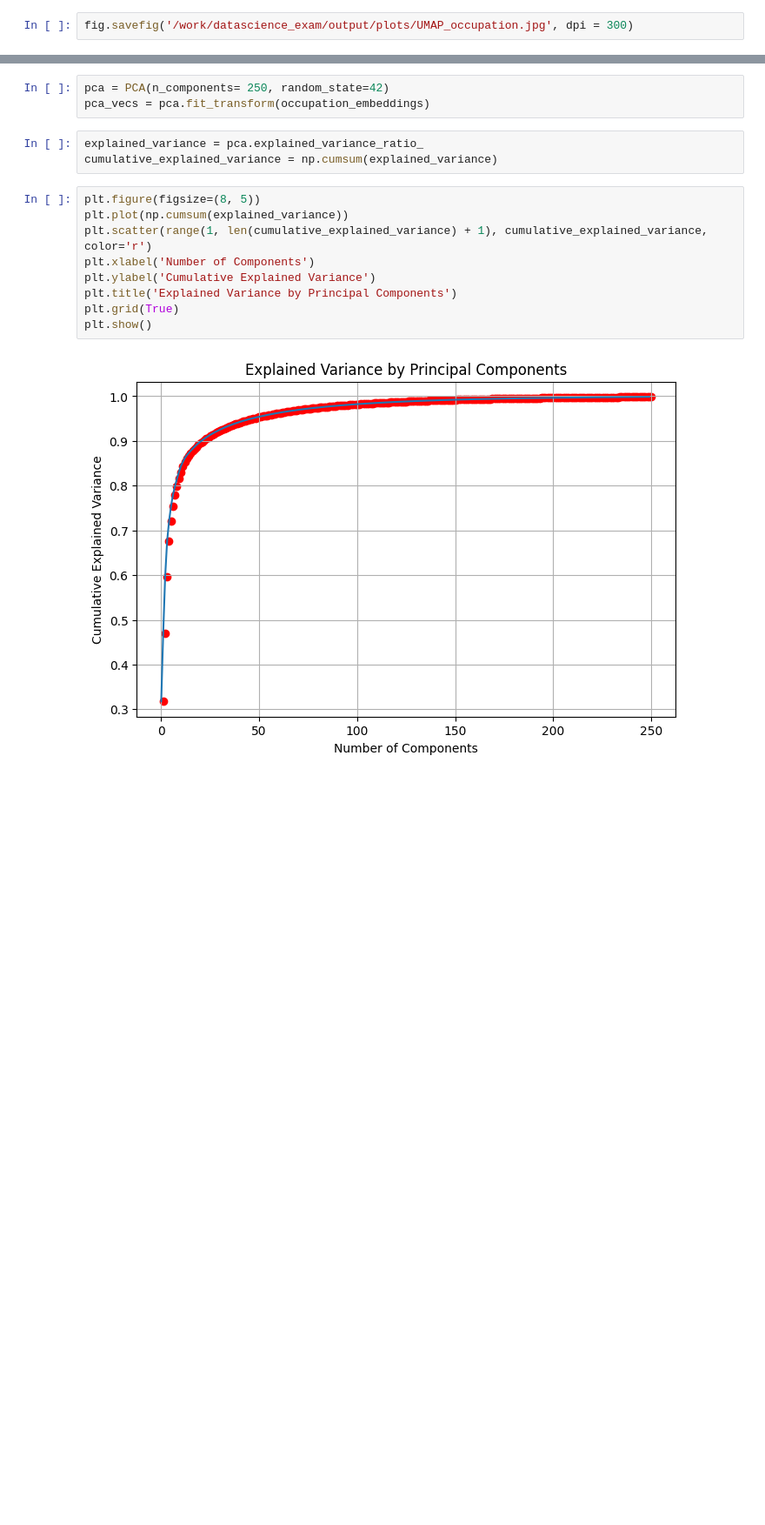
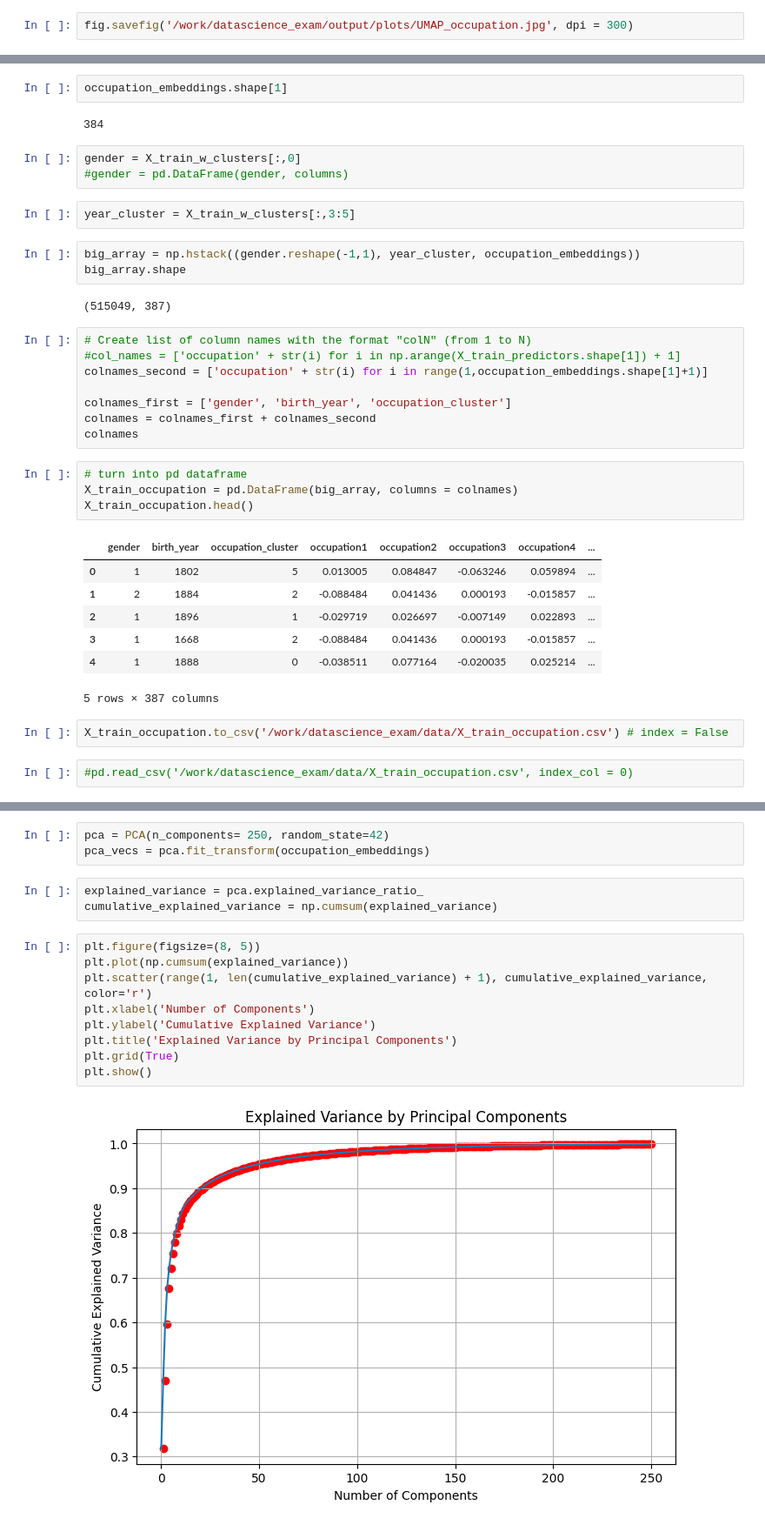
Before and after one commit to sigridbom/datascience_exam, a Jupyter notebook: notebooks/2_embedding.ipynb, the cells around one changed output, grey strips where cells are left out. Shown at 87% size. Cells and saved outputs as stored; diff of their text form; blank space fills up the shorter version.

Commit message:
saving train oc without PCA

```diff
--- a/notebooks/2_embedding.ipynb
+++ b/notebooks/2_embedding.ipynb
@@ -399,0 +371,38 @@ fig.savefig('/work/datascience_exam/output/plots/UMAP_occupation.jpg', dpi = 300
+# %%
+occupation_embeddings.shape[1]
+# %% [output]
+384
+# %%
+gender = X_train_w_clusters[:,0]
+#gender = pd.DataFrame(gender, columns)
+# %%
+year_cluster = X_train_w_clusters[:,3:5]
+# %%
+big_array = np.hstack((gender.reshape(-1,1), year_cluster, occupation_embeddings))
+big_array.shape
+# %% [output]
+(515049, 387)
+# %%
+# Create list of column names with the format "colN" (from 1 to N)
+#col_names = ['occupation' + str(i) for i in np.arange(X_train_predictors.shape[1]) + 1]
+colnames_second = ['occupation' + str(i) for i in range(1,occupation_embeddings.shape[1]+1)]
+
+colnames_first = ['gender', 'birth_year', 'occupation_cluster']
+colnames = colnames_first + colnames_second
+colnames
+# %%
+# turn into pd dataframe
+X_train_occupation = pd.DataFrame(big_array, columns = colnames)
+X_train_occupation.head()
+# %% [output]
+|  | gender | birth_year | occupation_cluster | occupation1 | occupation2 | occupation3 | occupation4 | ... |
+| 0 | 1 | 1802 | 5 | 0.013005 | 0.084847 | -0.063246 | 0.059894 | ... |
+| 1 | 2 | 1884 | 2 | -0.088484 | 0.041436 | 0.000193 | -0.015857 | ... |
+| 2 | 1 | 1896 | 1 | -0.029719 | 0.026697 | -0.007149 | 0.022893 | ... |
+| 3 | 1 | 1668 | 2 | -0.088484 | 0.041436 | 0.000193 | -0.015857 | ... |
+| 4 | 1 | 1888 | 0 | -0.038511 | 0.077164 | -0.020035 | 0.025214 | ... |
+5 rows × 387 columns
+# %%
+X_train_occupation.to_csv('/work/datascience_exam/data/X_train_occupation.csv') # index = False
+# %%
+#pd.read_csv('/work/datascience_exam/data/X_train_occupation.csv', index_col = 0)
```
Also changed, not shown: parts of 20 cells of this notebook, 1 other file.
